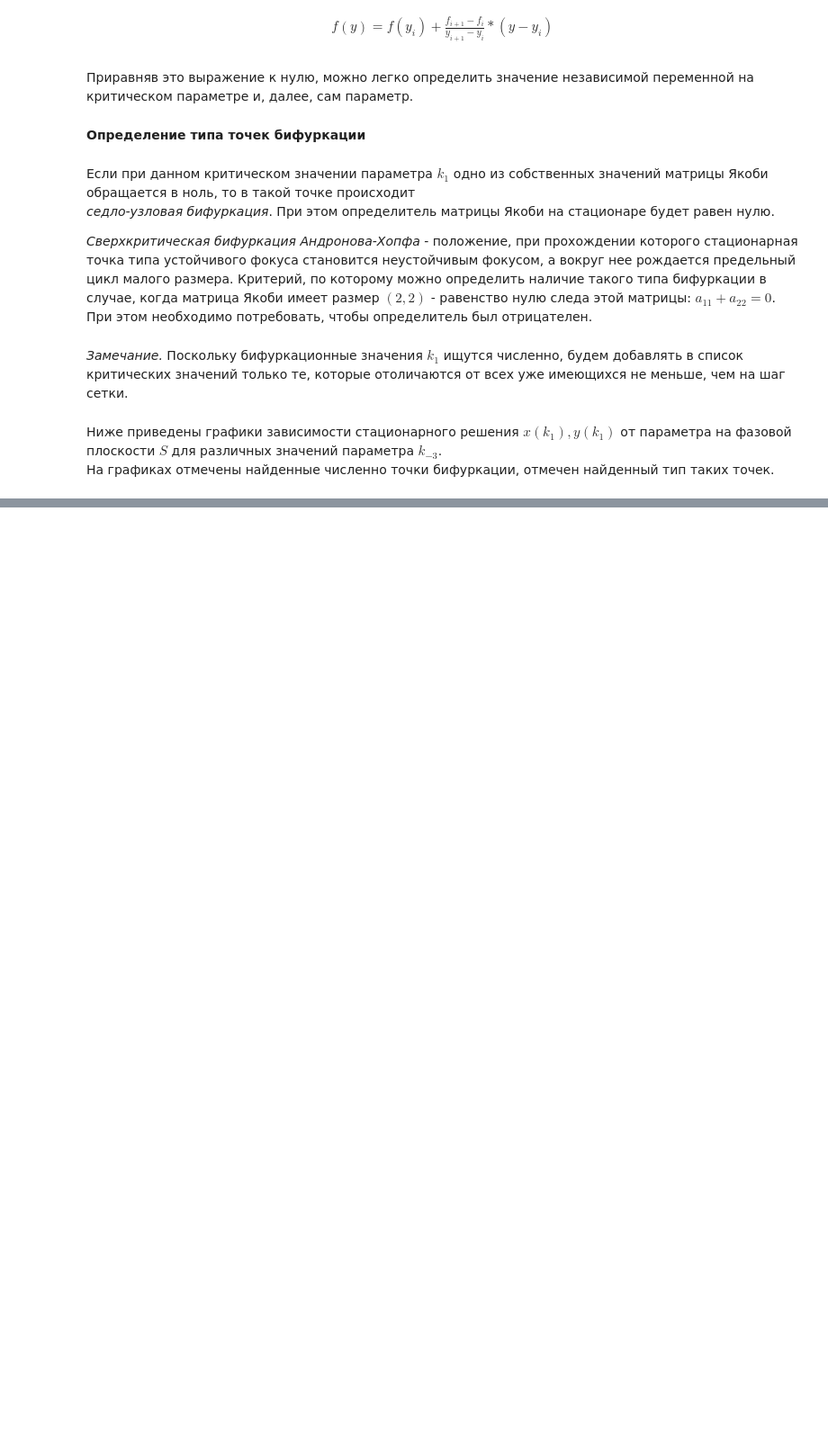
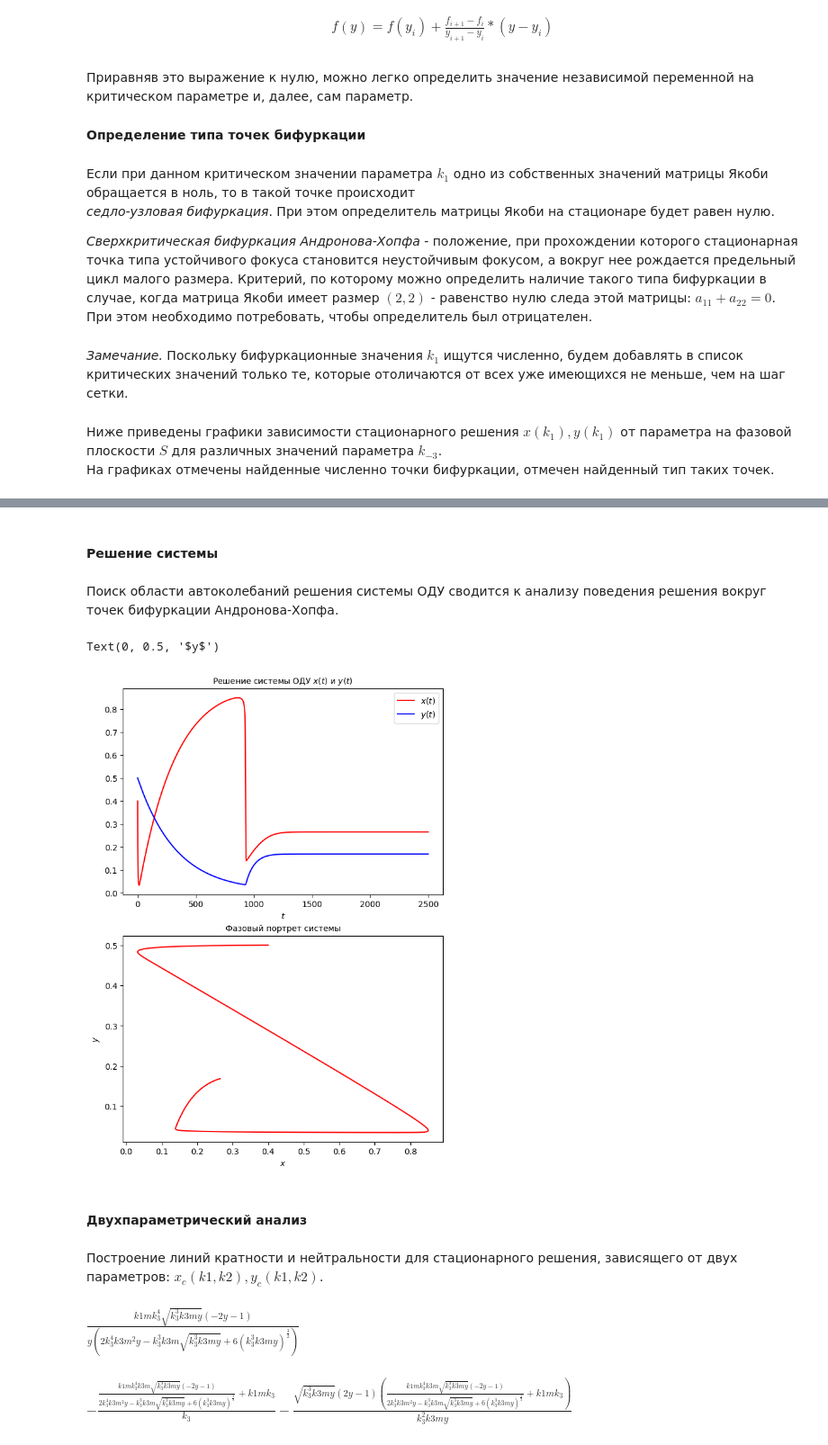
Before and after one commit to AlenaSetukha/KTMM, a Jupyter notebook: task2/main.ipynb, the cells around one changed output, grey strips where cells are left out. Shown at 90% size. Saved outputs shown, nothing was run; the diff lists cells and outputs as text; code cells hidden in the pictures; blank space fills up the shorter version.

```diff
--- a/task2/main.ipynb
+++ b/task2/main.ipynb
@@ -313,0 +399,53 @@ plt.show()
+# %% [markdown]
+<h4>Решение системы
+# %% [markdown]
+Поиск области автоколебаний решения системы ОДУ сводится к анализу поведения решения вокруг точек бифуркации Андронова-Хопфа.
+# %%
+import numpy as np
+from scipy.integrate import odeint
+import matplotlib.pyplot as plt
+
+# Инициализация параметров
+k1val = 0.27#0.27
+k1m_val = 0.01
+k2val = 2.5
+k3m_val = 0.003#0.003
+k3val = 0.0032
+
+
+# Функция правых частей
+def eval_equation(y, t):
+    z = 1 - y[0] - 2 * y[1]
+    eq1 = k1val * z - k1m_val * y[0] - k2val * (z**2) * y[0]
+    eq2 = k3val * z**2 - k3m_val * y[1]
+    return [eq1, eq2]
+
+
+t = np.linspace(0, 2500, 100000)
+res = odeint(eval_equation, [0.4, 0.5], t)
+
+resX = res[:, 0]
+resY = res[:, 1]
+
+plt.figure(figsize=(7, 10))
+plt.rc('axes', titlesize= 10)
+
+plt.subplot(2, 1, 1)
+plt.plot(t, resX, color = 'red', label='$x(t)$')
+plt.plot(t, resY, color = 'blue', label='$y(t)$')
+plt.title('Решение системы ОДУ $x(t)$ и $y(t)$')
+plt.xlabel('$t$')
+plt.legend(['$x(t)$', '$y(t)$'])
+
+plt.subplot(2, 1, 2)
+plt.plot(resX, resY, color = 'red', label='$y(x)$')
+plt.title('Фазовый портрет системы')
+plt.xlabel('$x$')
+plt.ylabel('$y$')
+# %% [output]
+Text(0, 0.5, '$y$')
+[figure, added]
+# %% [markdown]
+<h4> Двухпараметрический анализ
+# %% [markdown]
+Построение линий кратности и нейтральности для стационарного решения, зависящего от двух параметров: $x_c(k1, k2), y_c(k1, k2)$.
@@ -313,0 +470,15 @@ plt.show()
+# %%
+sol_k2[0]
+# %% [output]
+$\displaystyle \frac{k1m k_{3}^{4} \sqrt{k_{3}^{3} k3m y} \left(- 2 y - 1\right)}{y \left(2 k_{3}^{4} k3m^{2} y - k_{3}^{3} k3m \sqrt{k_{3}^{3} k3m y} + 6 \left(k_{3}^{3} k3m y\right)^{\frac{3}{2}}\right)}$
+# %%
+sol_k1 = k1_sol0.subs({k2: sol_k2[0]})
+sol_k1_func = lambdify((y, k1m, k3, k3m), sol_k1)
+
+sol_k1_tr = k1_sol0.subs({k2: sol_k2_tr[0]})
+sol_k1_func_tr = lambdify((y, k1m, k3, k3m), sol_k1_tr)
+
+
+sol_k1
+# %% [output]
+$\displaystyle - \frac{\frac{k1m k_{3}^{4} k3m \sqrt{k_{3}^{3} k3m y} \left(- 2 y - 1\right)}{2 k_{3}^{4} k3m^{2} y - k_{3}^{3} k3m \sqrt{k_{3}^{3} k3m y} + 6 \left(k_{3}^{3} k3m y\right)^{\frac{3}{2}}} + k1m k_{3}}{k_{3}} - \frac{\sqrt{k_{3}^{3} k3m y} \left(2 y - 1\right) \left(\frac{k1m k_{3}^{4} k3m \sqrt{k_{3}^{3} k3m y} \left(- 2 y - 1\right)}{2 k_{3}^{4} k3m^{2} y - k_{3}^{3} k3m \sqrt{k_{3}^{3} k3m y} + 6 \left(k_{3}^{3} k3m y\right)^{\frac{3}{2}}} + k1m k_{3}\right)}{k_{3}^{2} k3m y}$
```
Also changed, not shown: parts of 18 cells of this notebook.
